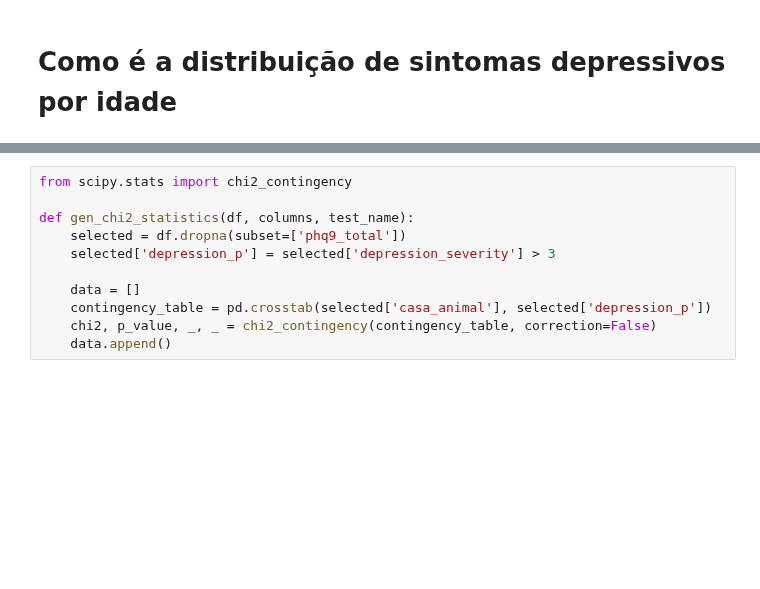
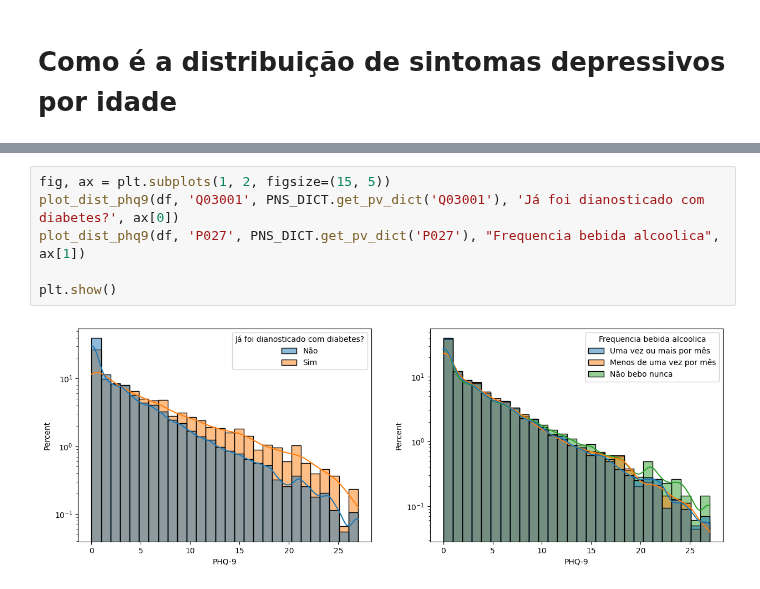
Before and after one commit to datasci4health/projects2023, a Jupyter notebook: DAGroup/notebooks/pns_data_analysis.ipynb, the cells around one changed output, grey strips where cells are left out. Saved outputs shown, nothing was run; the diff lists cells and outputs as text; blank space fills up the shorter version.

```diff
--- a/DAGroup/notebooks/pns_data_analysis.ipynb
+++ b/DAGroup/notebooks/pns_data_analysis.ipynb
@@ -86,11 +83,8 @@ See the caveats in the documentation: https://pandas.pydata.org/pandas-docs/stab
-# %%
-from scipy.stats import chi2_contingency
-
-def gen_chi2_statistics(df, columns, test_name):
-    selected = df.dropna(subset=['phq9_total'])
-    selected['depression_p'] = selected['depression_severity'] > 3
-
-    data = []
-    contingency_table = pd.crosstab(selected['casa_animal'], selected['depression_p'])
-    chi2, p_value, _, _ = chi2_contingency(contingency_table, correction=False)
-    data.append()
+# %%
+fig, ax = plt.subplots(1, 2, figsize=(15, 5))
+plot_dist_phq9(df, 'Q03001', PNS_DICT.get_pv_dict('Q03001'), 'Já foi dianosticado com diabetes?', ax[0])
+plot_dist_phq9(df, 'P027', PNS_DICT.get_pv_dict('P027'), "Frequencia bebida alcoolica", ax[1])
+
+plt.show()
+# %% [output]
+[figure, added]
```
Also changed, not shown: parts of 4 cells of this notebook, 16 other files.
